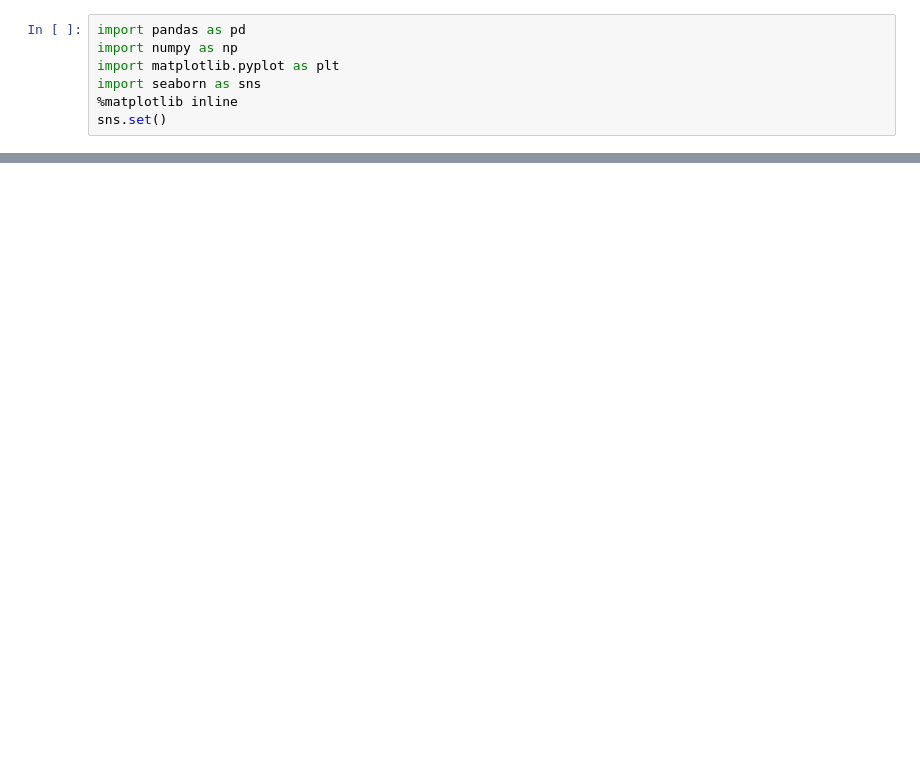
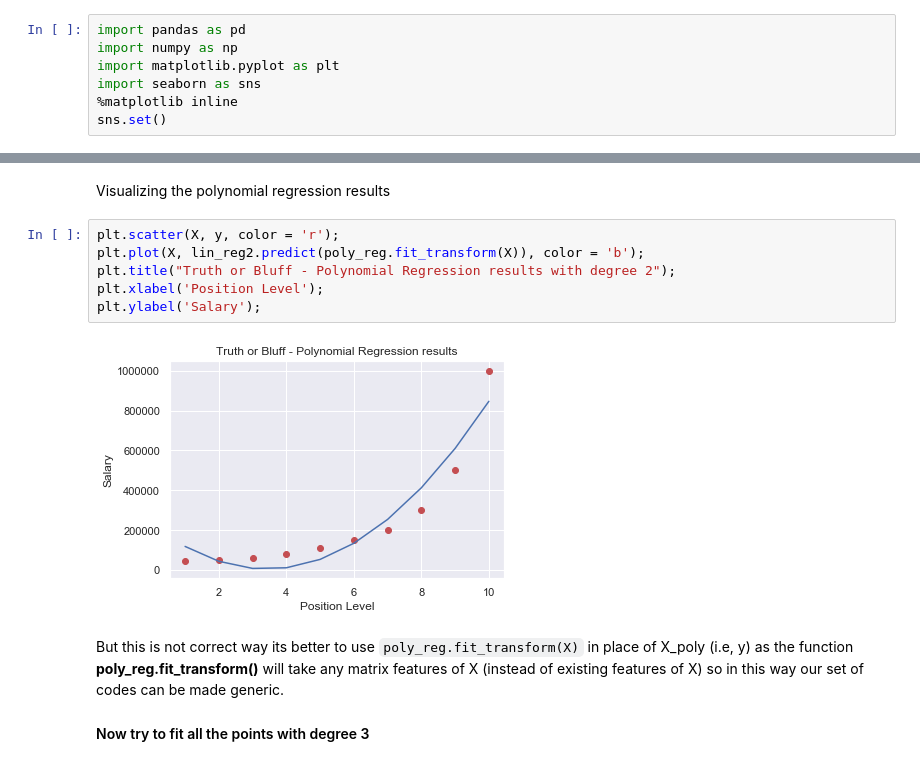
Before and after one commit to jeswingeorge/Machine-Learning-A-Z-Udemy, a Jupyter notebook: 2.Regression/6. Polynomial Regression/polynomial_regression.ipynb, the cells around one changed output, grey strips where cells are left out. Saved outputs shown, nothing was run; the diff lists cells and outputs as text; blank space fills up the shorter version.

```diff
--- a/2.Regression/6. Polynomial Regression/polynomial_regression.ipynb
+++ b/2.Regression/6. Polynomial Regression/polynomial_regression.ipynb
@@ -50,0 +202,14 @@ Treat $ x, x^2,. . . .x^k $ as k variables. This is a linear function of $a_0, a
+# %% [markdown]
+Visualizing the polynomial regression results
+# %%
+plt.scatter(X, y, color = 'r');
+plt.plot(X, lin_reg2.predict(poly_reg.fit_transform(X)), color = 'b');
+plt.title("Truth or Bluff - Polynomial Regression results with degree 2");
+plt.xlabel('Position Level');
+plt.ylabel('Salary');
+# %% [output]
+[figure, added]
+# %% [markdown]
+But this is not correct way its better to use `poly_reg.fit_transform(X)` in place of X_poly (i.e, y) as the function __poly_reg.fit_transform()__ will take any matrix features of X (instead of existing features of X) so in this way our set of codes can be made generic.
+
+#### Now try to fit all the points with degree 3
```
Also changed, not shown: parts of 38 cells of this notebook, 4 other files.
